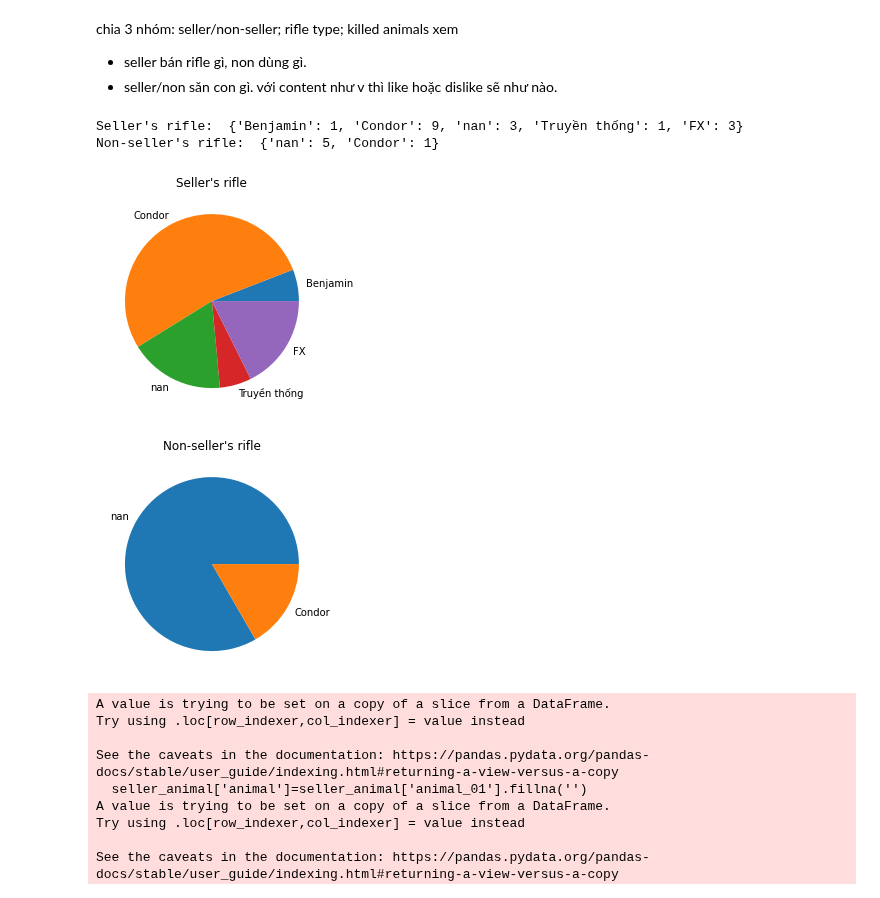
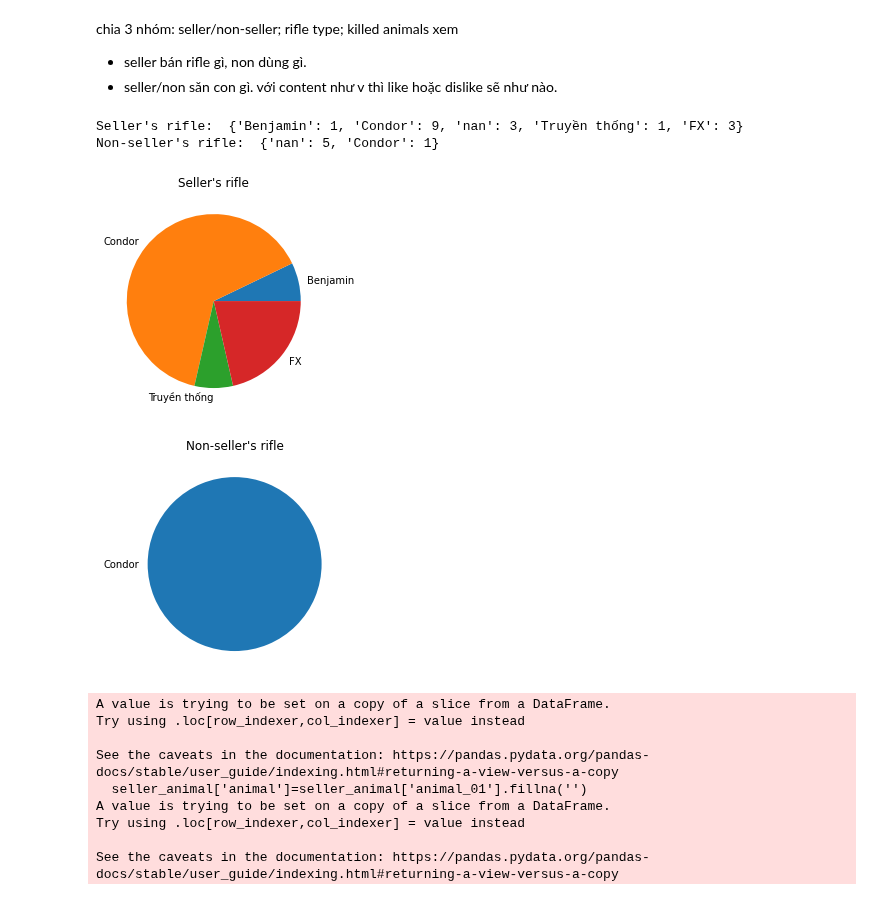
Before and after one commit to hoangantk6/Youtube_Hunting, a Jupyter notebook: 04-Data-Analysis/like and view.ipynb, the cells around one changed output. Cells and saved outputs as stored; diff of their text form; code cells hidden in the pictures.

```diff
--- a/04-Data-Analysis/like and view.ipynb
+++ b/04-Data-Analysis/like and view.ipynb
@@ -81,35 +81,38 @@ seller = data[(data['seller_demo_no_killing']=='x') | (data['seller_demo_has_kil
 non_seller = data[(data['non_seller_no_killing']=='x') | (data['non_seller_has_killing']=='x')]['rifle_type']
 
 seller_rifle={}
 for i in seller:
     for rifle in str(i).split(", "):
         if rifle not in seller_rifle.keys():
             seller_rifle[rifle] = 1
         else:
             seller_rifle[rifle]+=1
 print("Seller's rifle: ",seller_rifle)
 
 non_seller_rifle={}
 for i in non_seller:
     for rifle in str(i).split(", "):
         if rifle not in non_seller_rifle.keys():
             non_seller_rifle[rifle] = 1
         else:
             non_seller_rifle[rifle]+=1
 print("Non-seller's rifle: ", non_seller_rifle)
 
+seller_rifle.pop('nan',None)
+non_seller_rifle.pop('nan',None)
+
 #draw seller's rifle and non-seller's rifle
 plt.pie(seller_rifle.values(), labels=seller_rifle.keys())
 plt.title("Seller's rifle")
 plt.show()
 plt.pie(non_seller_rifle.values(), labels=non_seller_rifle.keys())
 plt.title("Non-seller's rifle")
 plt.show()
 # %% [output]
 Seller's rifle:  {'Benjamin': 1, 'Condor': 9, 'nan': 3, 'Truyền thống': 1, 'FX': 3}
 Non-seller's rifle:  {'nan': 5, 'Condor': 1}
-[figure, old version]
+[figure, new version]
-[figure, old version]
+[figure, new version]
 # %%
 seller_animal = data_animal[(data_animal['seller_demo_no_killing']=='x') | (data_animal['seller_demo_has_killing']=='x')]
 non_seller_animal = data_animal[(data_animal['non_seller_no_killing']=='x') | (data_animal['non_seller_has_killing']=='x')]
```
